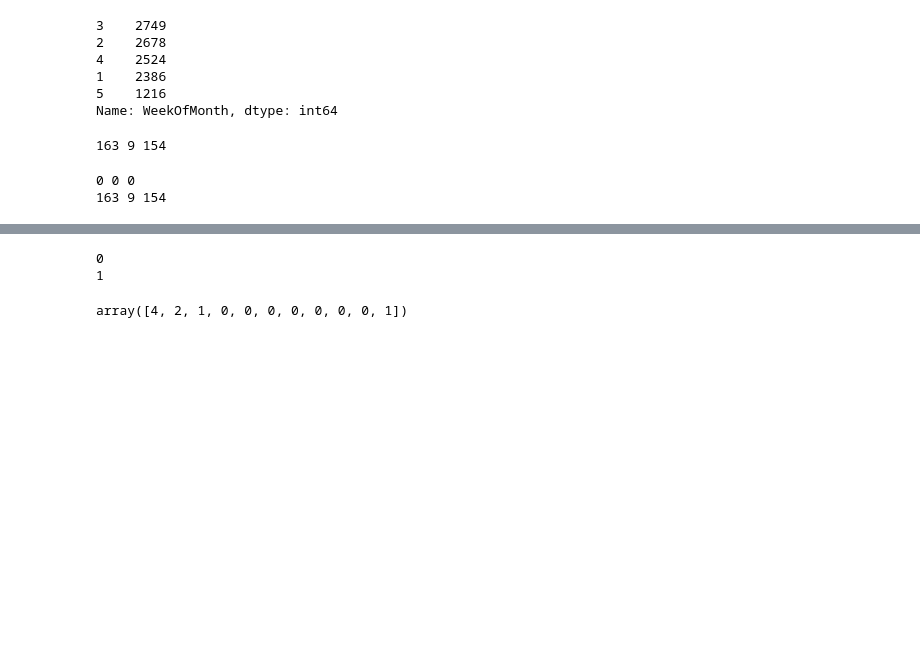
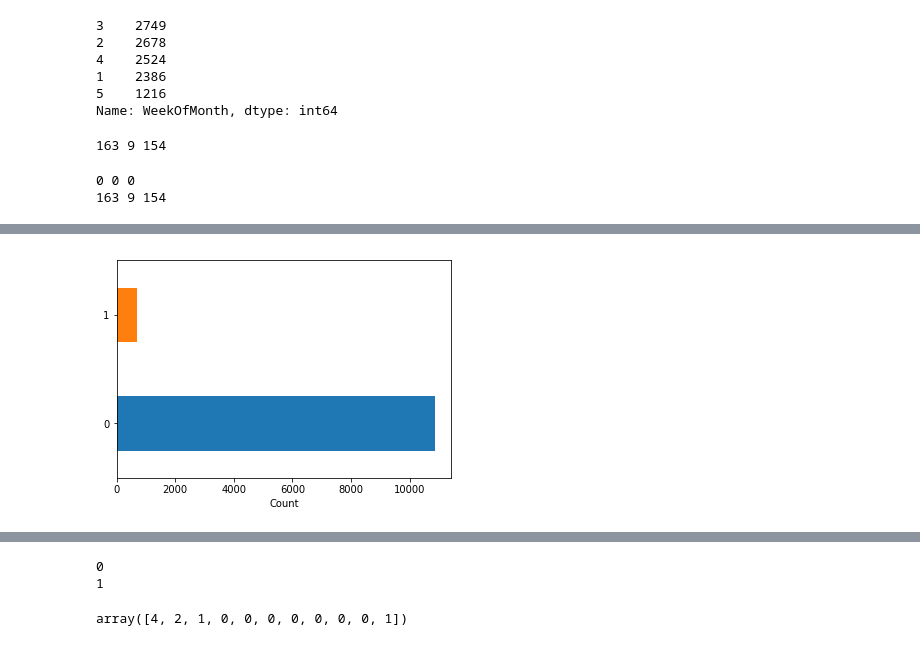
Before and after one commit to Siddharth-Singhs/EXL, a Jupyter notebook: SiddharthNewDataset.ipynb, the cells around one changed output, grey strips where cells are left out. Saved outputs shown, nothing was run; the diff lists cells and outputs as text; code cells hidden in the pictures; blank space fills up the shorter version.

```diff
--- a/SiddharthNewDataset.ipynb
+++ b/SiddharthNewDataset.ipynb
@@ -472,0 +472,7 @@ claimed=claimed[(claimed['DayOfWeekClaimed']==1.0)]
+# %%
+customers['FraudFound_P'].value_counts().plot('barh')
+plt.xlabel('Count')
+plt.ylabel('')
+plt.savefig('FraudNotFraud.png')
+# %% [output]
+[figure, added]
```
Also changed, not shown: parts of 5 cells of this notebook, 5 other files.
